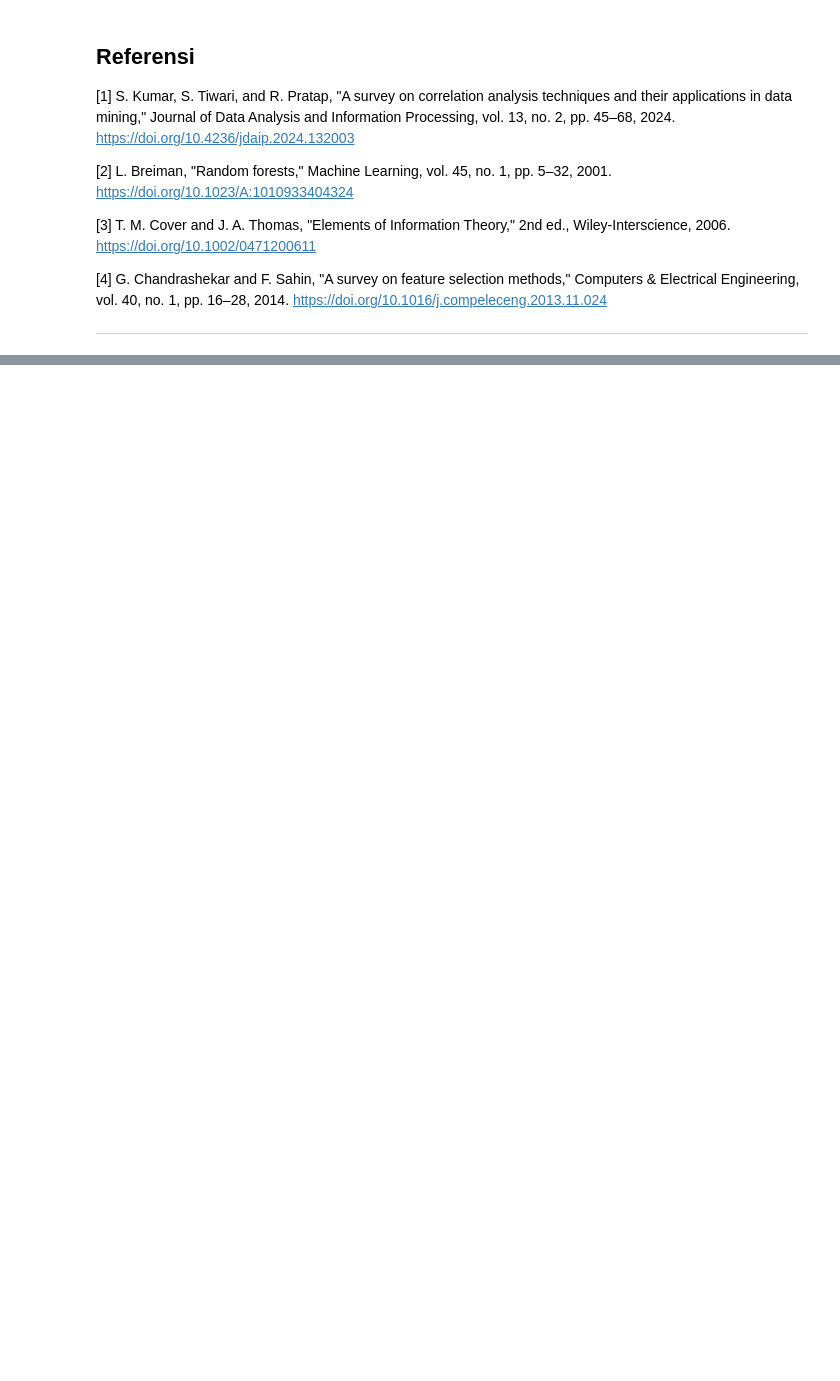
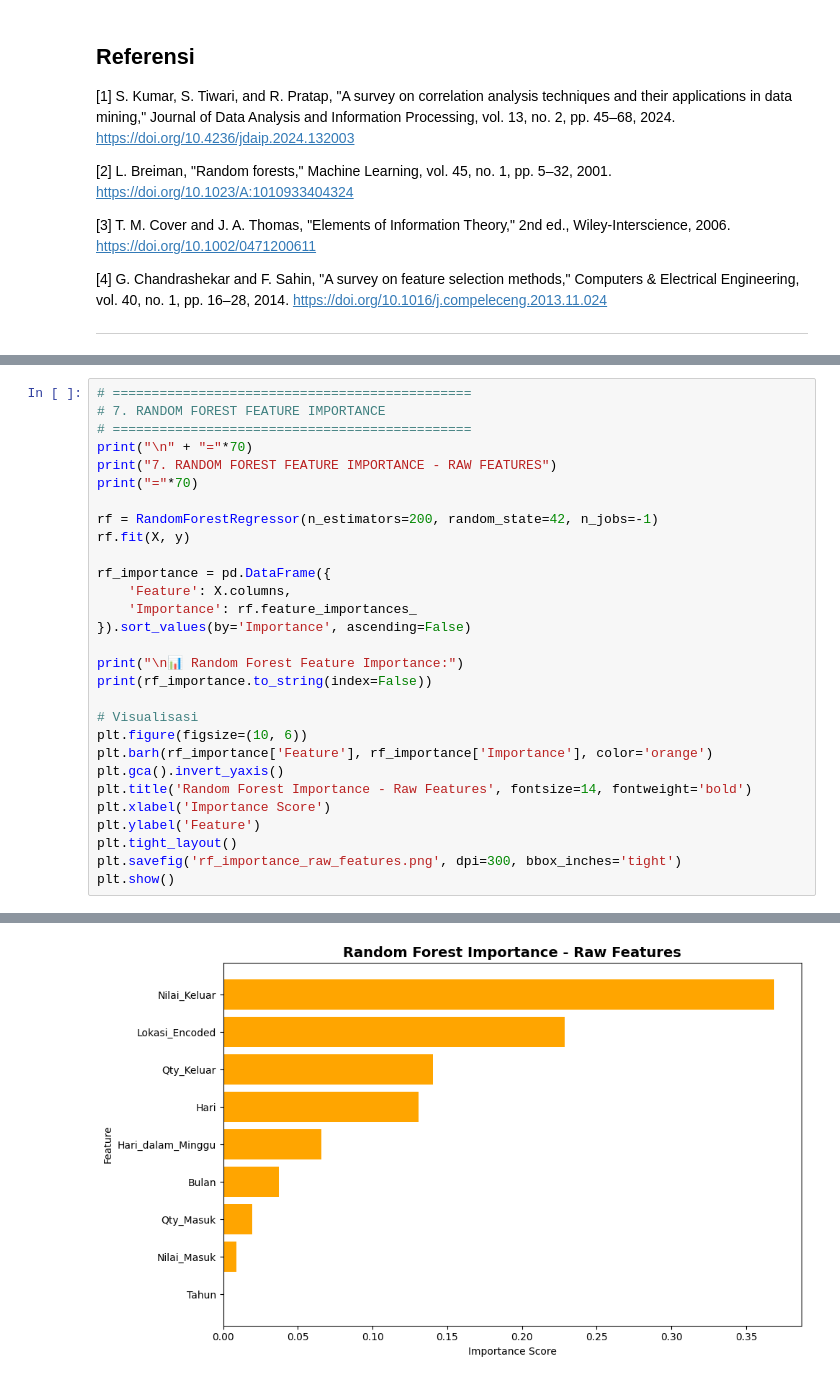
Before and after one commit to ChandraBudiWijaya/uts-penambangan-data-kelompok-16, a Jupyter notebook: feature-selection.ipynb, the cells around one changed output, grey strips where cells are left out. Drawn from its saved outputs; the diff is of its cells as text; blank space fills up the shorter version.

```diff
--- a/feature-selection.ipynb
+++ b/feature-selection.ipynb
@@ -670,0 +1666,30 @@ Fitur seperti *Supplier*, *Cabang*, *Tahun*, *NAMA_PRODUK*, *KODE*, *UNIT*,ataup
+# %%
+# ==============================================
+# 7. RANDOM FOREST FEATURE IMPORTANCE
+# ==============================================
+print("\n" + "="*70)
+print("7. RANDOM FOREST FEATURE IMPORTANCE - RAW FEATURES")
+print("="*70)
+
+rf = RandomForestRegressor(n_estimators=200, random_state=42, n_jobs=-1)
+rf.fit(X, y)
+
+rf_importance = pd.DataFrame({
+    'Feature': X.columns,
+    'Importance': rf.feature_importances_
+}).sort_values(by='Importance', ascending=False)
+
+print("\n📊 Random Forest Feature Importance:")
+print(rf_importance.to_string(index=False))
+
+# Visualisasi
+plt.figure(figsize=(10, 6))
+plt.barh(rf_importance['Feature'], rf_importance['Importance'], color='orange')
+plt.gca().invert_yaxis()
+plt.title('Random Forest Importance - Raw Features', fontsize=14, fontweight='bold')
+plt.xlabel('Importance Score')
+plt.ylabel('Feature')
+plt.tight_layout()
+plt.savefig('rf_importance_raw_features.png', dpi=300, bbox_inches='tight')
+plt.show()
+# %% [output]
@@ -670,0 +1711 @@ Fitur seperti *Supplier*, *Cabang*, *Tahun*, *NAMA_PRODUK*, *KODE*, *UNIT*,ataup
+[figure, added]
```
Also changed, not shown: parts of 25 cells of this notebook, 10 other files.
